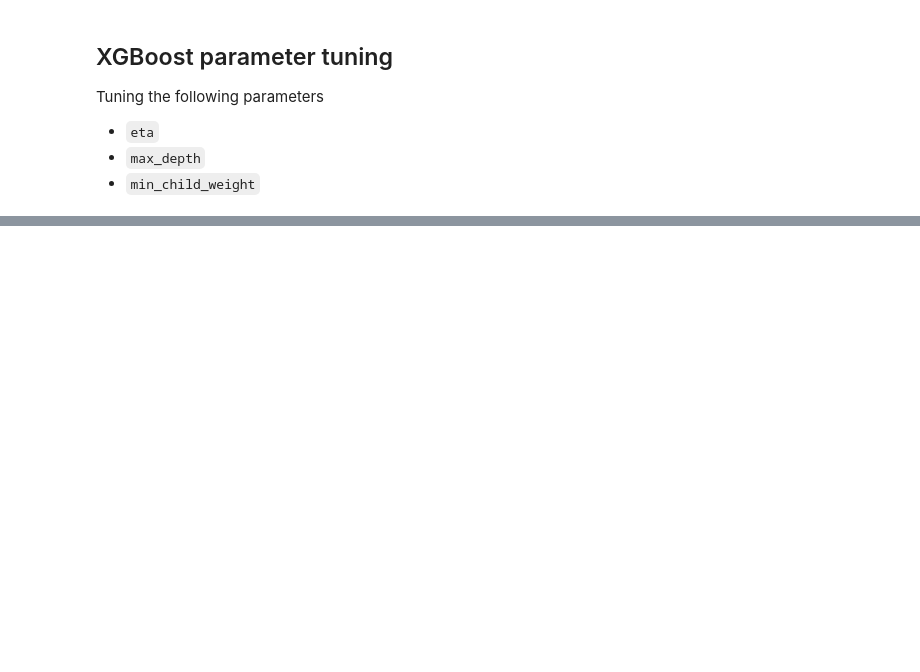
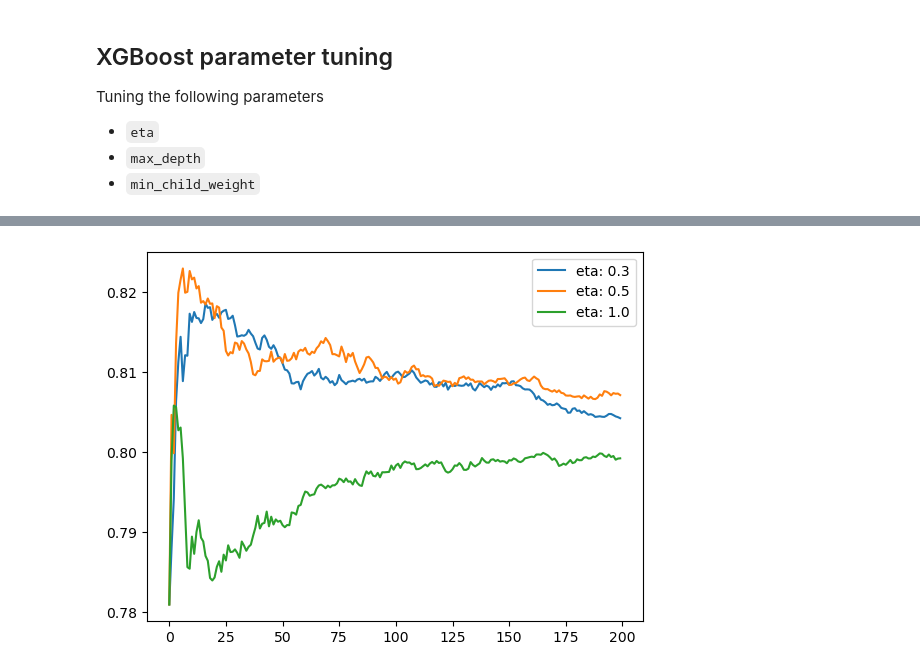
Before and after one commit to KingsleyElo/ml-zoomcamp-notes, a Jupyter notebook: Trees/notebook.ipynb, the cells around one changed output, grey strips where cells are left out. Saved outputs shown, nothing was run; the diff lists cells and outputs as text; code cells hidden in the pictures; blank space fills up the shorter version.

```diff
--- a/Trees/notebook.ipynb
+++ b/Trees/notebook.ipynb
@@ -490,0 +569,9 @@ Tuning the following parameters
+# %%
+etas = [0.3, 0.5, 1.0]
+for eta in etas:
+    df_eta = df_scores[df_scores['eta'] == eta]
+    plt.plot(df_eta.num_iter, df_eta.val_auc, label = f'eta: {eta}')
+plt.legend()
+plt.show()
+# %% [output]
+[figure, added]
```
Also changed, not shown: parts of 11 cells of this notebook.
